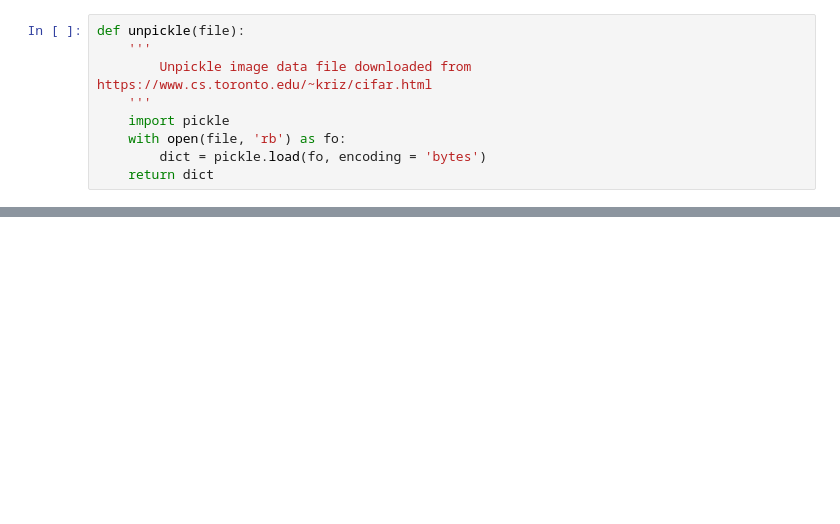
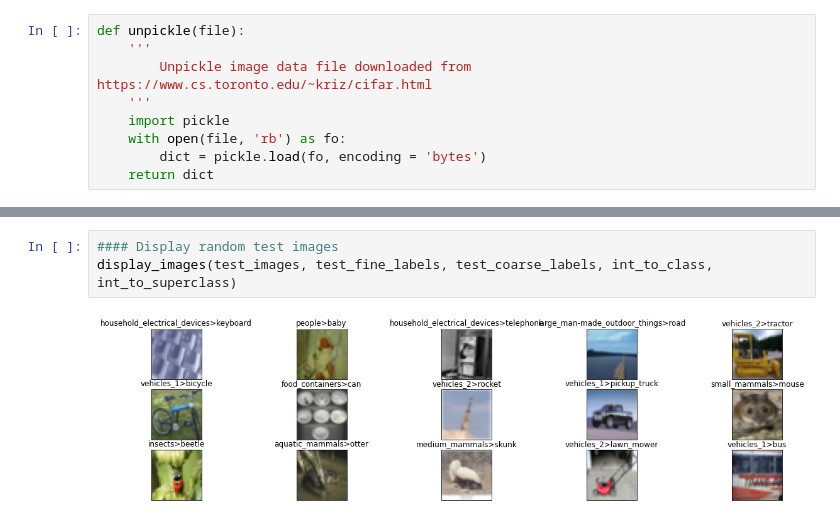
Before and after one commit to giaphattram/ResNet-CIFAR100-ImageClassification, a Jupyter notebook: CIFAR100 Data Exploration.ipynb, the cells around one changed output, grey strips where cells are left out. Drawn from its saved outputs; the diff is of its cells as text; blank space fills up the shorter version.

```diff
--- a/CIFAR100 Data Exploration.ipynb
+++ b/CIFAR100 Data Exploration.ipynb
@@ -62,0 +142,5 @@ unpickle('./cifar-100-python/meta')
+# %%
+#### Display random test images
+display_images(test_images, test_fine_labels, test_coarse_labels, int_to_class, int_to_superclass)
+# %% [output]
+[figure, added]
```
Also changed, not shown: parts of 22 cells of this notebook.
